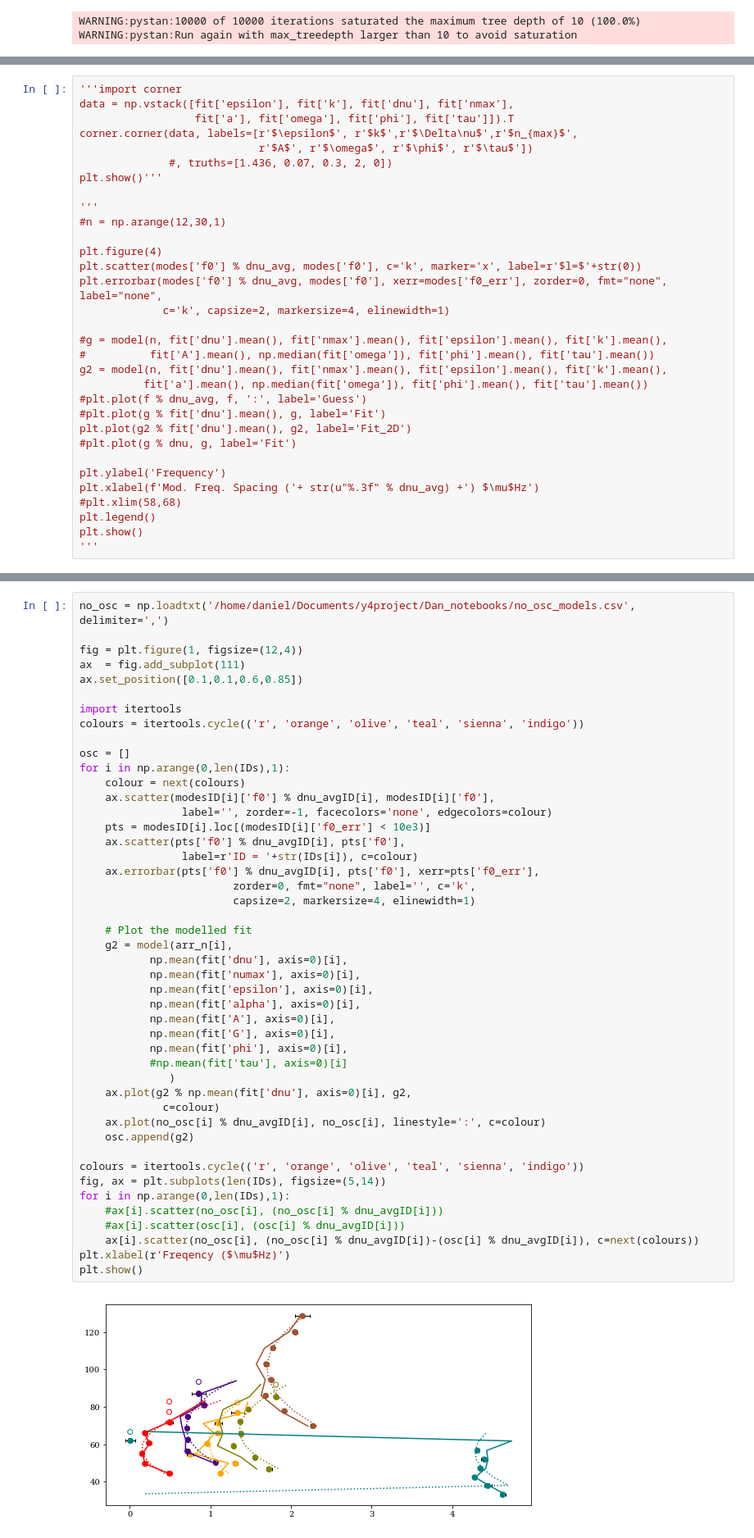
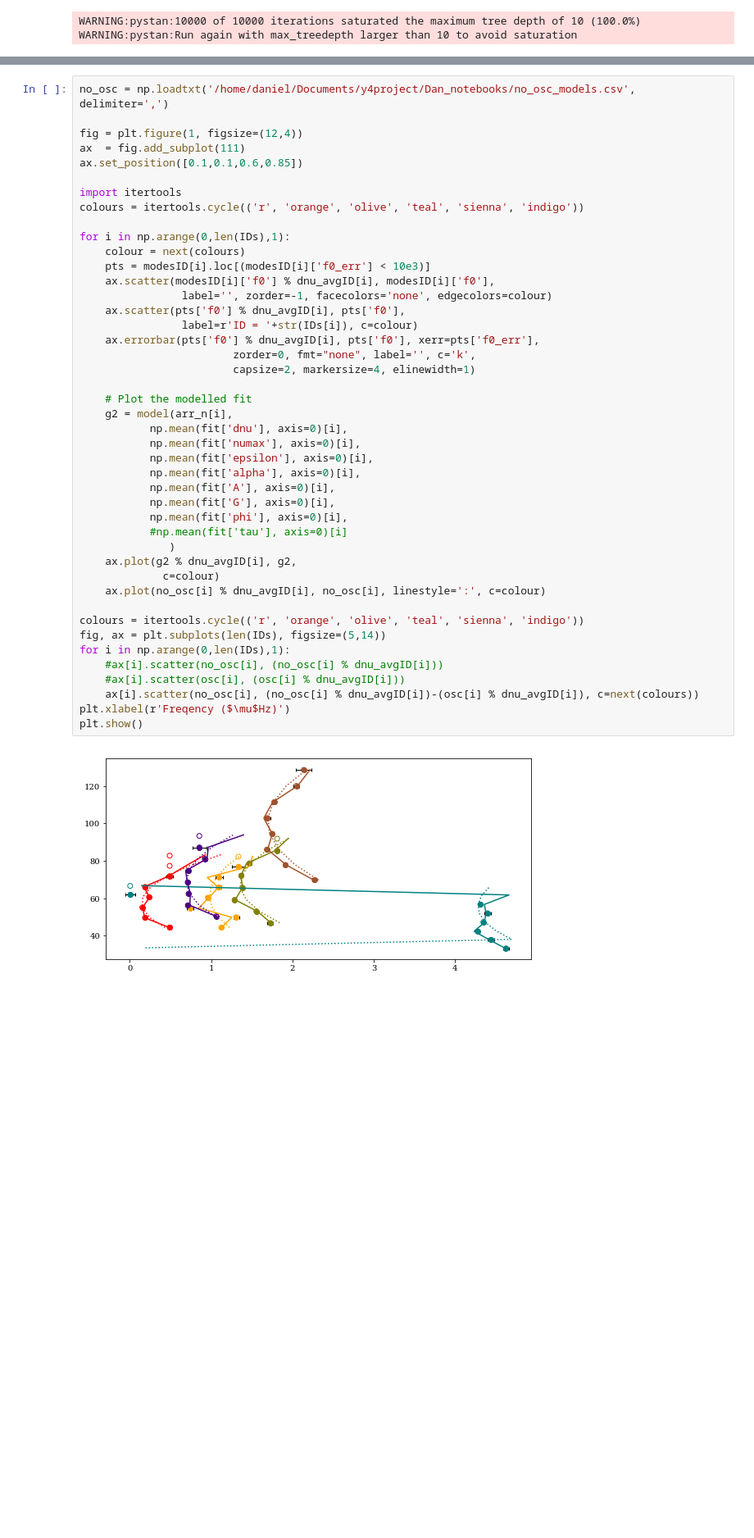
Before and after one commit to daw538/y4project, a Jupyter notebook: Dan_notebooks/rgdata-50hbm.ipynb, the cells around one changed output, grey strips where cells are left out. Shown at 82% size. Drawn from its saved outputs; the diff is of its cells as text; blank space fills up the shorter version.

```diff
--- a/Dan_notebooks/rgdata-50hbm.ipynb
+++ b/Dan_notebooks/rgdata-50hbm.ipynb
@@ -275,32 +274,0 @@ WARNING:pystan:Deprecation warning. In future, use ArviZ library (`pip install a
-# %%
-'''import corner
-data = np.vstack([fit['epsilon'], fit['k'], fit['dnu'], fit['nmax'],
-                  fit['a'], fit['omega'], fit['phi'], fit['tau']]).T
-corner.corner(data, labels=[r'$\epsilon$', r'$k$',r'$\Delta\nu$',r'$n_{max}$',
-                            r'$A$', r'$\omega$', r'$\phi$', r'$\tau$'])
-              #, truths=[1.436, 0.07, 0.3, 2, 0])
-plt.show()'''
-
-'''
-#n = np.arange(12,30,1)
-
-plt.figure(4)
-plt.scatter(modes['f0'] % dnu_avg, modes['f0'], c='k', marker='x', label=r'$l=$'+str(0))
-plt.errorbar(modes['f0'] % dnu_avg, modes['f0'], xerr=modes['f0_err'], zorder=0, fmt="none", label="none",
-             c='k', capsize=2, markersize=4, elinewidth=1)
-
-#g = model(n, fit['dnu'].mean(), fit['nmax'].mean(), fit['epsilon'].mean(), fit['k'].mean(),
-#          fit['A'].mean(), np.median(fit['omega']), fit['phi'].mean(), fit['tau'].mean())
-g2 = model(n, fit['dnu'].mean(), fit['nmax'].mean(), fit['epsilon'].mean(), fit['k'].mean(),
-          fit['a'].mean(), np.median(fit['omega']), fit['phi'].mean(), fit['tau'].mean())
-#plt.plot(f % dnu_avg, f, ':', label='Guess')
-#plt.plot(g % fit['dnu'].mean(), g, label='Fit')
-plt.plot(g2 % fit['dnu'].mean(), g2, label='Fit_2D')
-#plt.plot(g % dnu, g, label='Fit')
-
-plt.ylabel('Frequency')
-plt.xlabel(f'Mod. Freq. Spacing ('+ str(u"%.3f" % dnu_avg) +') $\mu$Hz')
-#plt.xlim(58,68)
-plt.legend()
-plt.show()
-'''
@@ -425,42 +362,40 @@ ax.set_position([0.1,0.1,0.6,0.85])
 import itertools
 colours = itertools.cycle(('r', 'orange', 'olive', 'teal', 'sienna', 'indigo'))
 
-osc = []
 for i in np.arange(0,len(IDs),1):
     colour = next(colours)
+    pts = modesID[i].loc[(modesID[i]['f0_err'] < 10e3)]
     ax.scatter(modesID[i]['f0'] % dnu_avgID[i], modesID[i]['f0'],
                 label='', zorder=-1, facecolors='none', edgecolors=colour)
-    pts = modesID[i].loc[(modesID[i]['f0_err'] < 10e3)]
     ax.scatter(pts['f0'] % dnu_avgID[i], pts['f0'],
                 label=r'ID = '+str(IDs[i]), c=colour)
     ax.errorbar(pts['f0'] % dnu_avgID[i], pts['f0'], xerr=pts['f0_err'],
                         zorder=0, fmt="none", label='', c='k',
                         capsize=2, markersize=4, elinewidth=1)
 
     # Plot the modelled fit
     g2 = model(arr_n[i],
            np.mean(fit['dnu'], axis=0)[i],
            np.mean(fit['numax'], axis=0)[i],
            np.mean(fit['epsilon'], axis=0)[i],
            np.mean(fit['alpha'], axis=0)[i],
            np.mean(fit['A'], axis=0)[i],
            np.mean(fit['G'], axis=0)[i],
            np.mean(fit['phi'], axis=0)[i],
            #np.mean(fit['tau'], axis=0)[i]
               )
-    ax.plot(g2 % np.mean(fit['dnu'], axis=0)[i], g2,
+    ax.plot(g2 % dnu_avgID[i], g2,
              c=colour)
     ax.plot(no_osc[i] % dnu_avgID[i], no_osc[i], linestyle=':', c=colour)
-    osc.append(g2)
 
 colours = itertools.cycle(('r', 'orange', 'olive', 'teal', 'sienna', 'indigo'))
 fig, ax = plt.subplots(len(IDs), figsize=(5,14))
 for i in np.arange(0,len(IDs),1):
     #ax[i].scatter(no_osc[i], (no_osc[i] % dnu_avgID[i]))
     #ax[i].scatter(osc[i], (osc[i] % dnu_avgID[i]))
     ax[i].scatter(no_osc[i], (no_osc[i] % dnu_avgID[i])-(osc[i] % dnu_avgID[i]), c=next(colours))
 plt.xlabel(r'Freqency ($\mu$Hz)')
 plt.show()
 # %% [output]
-[figure, old version]
+[figure, new version]
 [figure]
```
Also changed, not shown: parts of 5 cells of this notebook, 2 other files.
